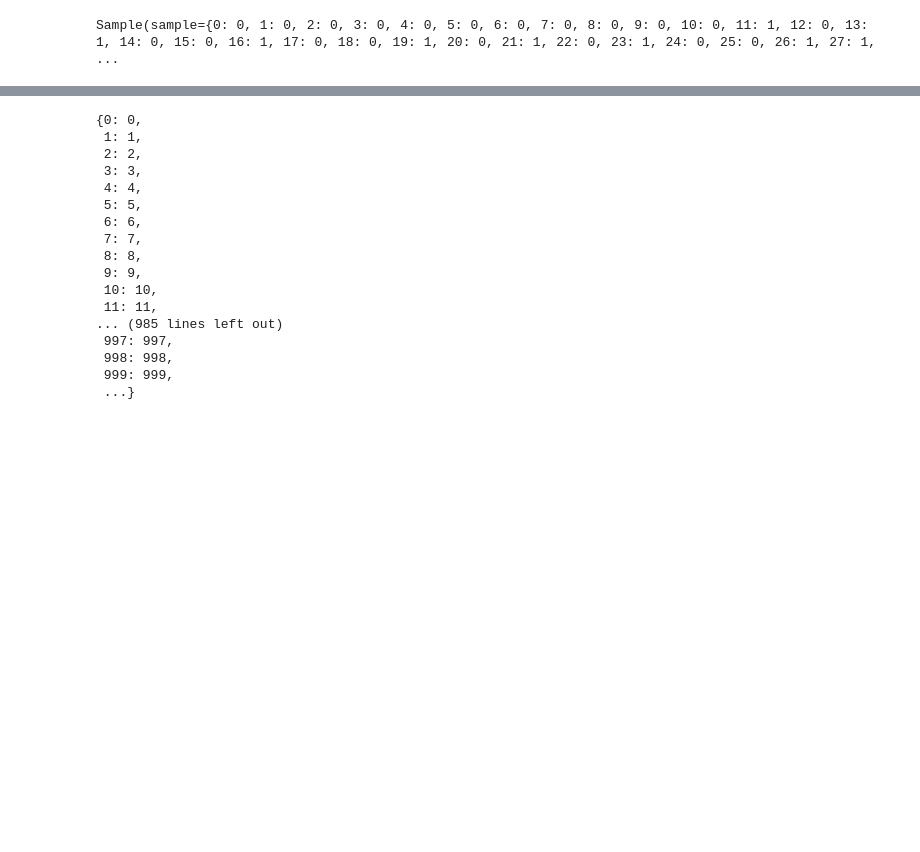
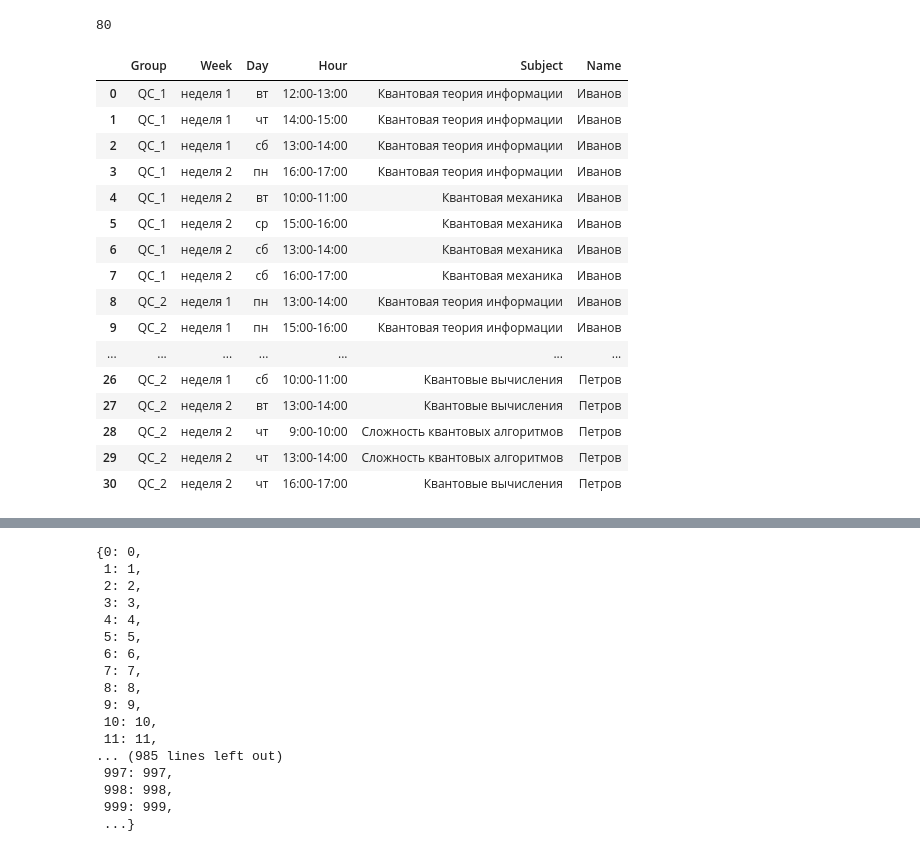
Before and after one commit to Lazemir/QGood, a Jupyter notebook: Task 1/Task 1 LogEnc.ipynb, the cells around one changed output, grey strips where cells are left out. Saved outputs shown, nothing was run; the diff lists cells and outputs as text; code cells hidden in the pictures; blank space fills up the shorter version.

```diff
--- a/Task 1/Task 1 LogEnc.ipynb
+++ b/Task 1/Task 1 LogEnc.ipynb
@@ -102,4 +220,24 @@ custom_dict_teacheryn = {'Иванов': 1, 'Петров': 1, 'Сидоров':
-# %%
-sampleset.first
-# %% [output]
-Sample(sample={0: 0, 1: 0, 2: 0, 3: 0, 4: 0, 5: 0, 6: 0, 7: 0, 8: 0, 9: 0, 10: 0, 11: 1, 12: 0, 13: 1, 14: 0, 15: 0, 16: 1, 17: 0, 18: 0, 19: 1, 20: 0, 21: 1, 22: 0, 23: 1, 24: 0, 25: 0, 26: 1, 27: 1, ...
+# %%
+len(export)
+# %% [output]
+80
+# %%
+export.head(31)
+# %% [output]
+|  | Group | Week | Day | Hour | Subject | Name |
+| 0 | QC_1 | неделя 1 | вт | 12:00-13:00 | Квантовая теория информации | Иванов |
+| 1 | QC_1 | неделя 1 | чт | 14:00-15:00 | Квантовая теория информации | Иванов |
+| 2 | QC_1 | неделя 1 | сб | 13:00-14:00 | Квантовая теория информации | Иванов |
+| 3 | QC_1 | неделя 2 | пн | 16:00-17:00 | Квантовая теория информации | Иванов |
+| 4 | QC_1 | неделя 2 | вт | 10:00-11:00 | Квантовая механика | Иванов |
+| 5 | QC_1 | неделя 2 | ср | 15:00-16:00 | Квантовая механика | Иванов |
+| 6 | QC_1 | неделя 2 | сб | 13:00-14:00 | Квантовая механика | Иванов |
+| 7 | QC_1 | неделя 2 | сб | 16:00-17:00 | Квантовая механика | Иванов |
+| 8 | QC_2 | неделя 1 | пн | 13:00-14:00 | Квантовая теория информации | Иванов |
+| 9 | QC_2 | неделя 1 | пн | 15:00-16:00 | Квантовая теория информации | Иванов |
+| ... | ... | ... | ... | ... | ... | ... |
+| 26 | QC_2 | неделя 1 | сб | 10:00-11:00 | Квантовые вычисления | Петров |
+| 27 | QC_2 | неделя 2 | вт | 13:00-14:00 | Квантовые вычисления | Петров |
+| 28 | QC_2 | неделя 2 | чт | 9:00-10:00 | Сложность квантовых алгоритмов | Петров |
+| 29 | QC_2 | неделя 2 | чт | 13:00-14:00 | Сложность квантовых алгоритмов | Петров |
+| 30 | QC_2 | неделя 2 | чт | 16:00-17:00 | Квантовые вычисления | Петров |
```
Also changed, not shown: parts of 17 cells of this notebook.
